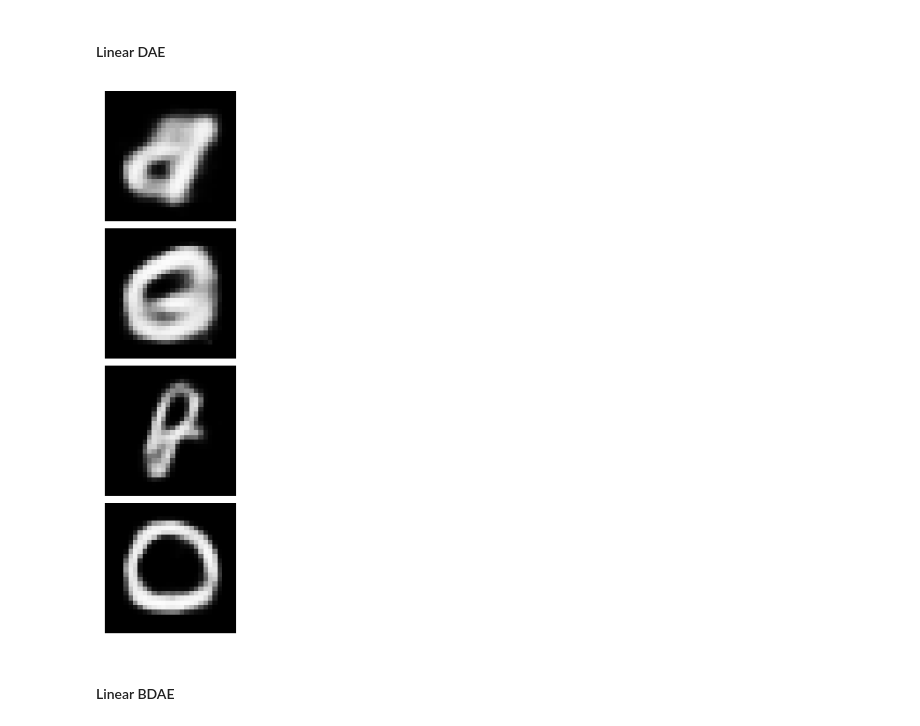
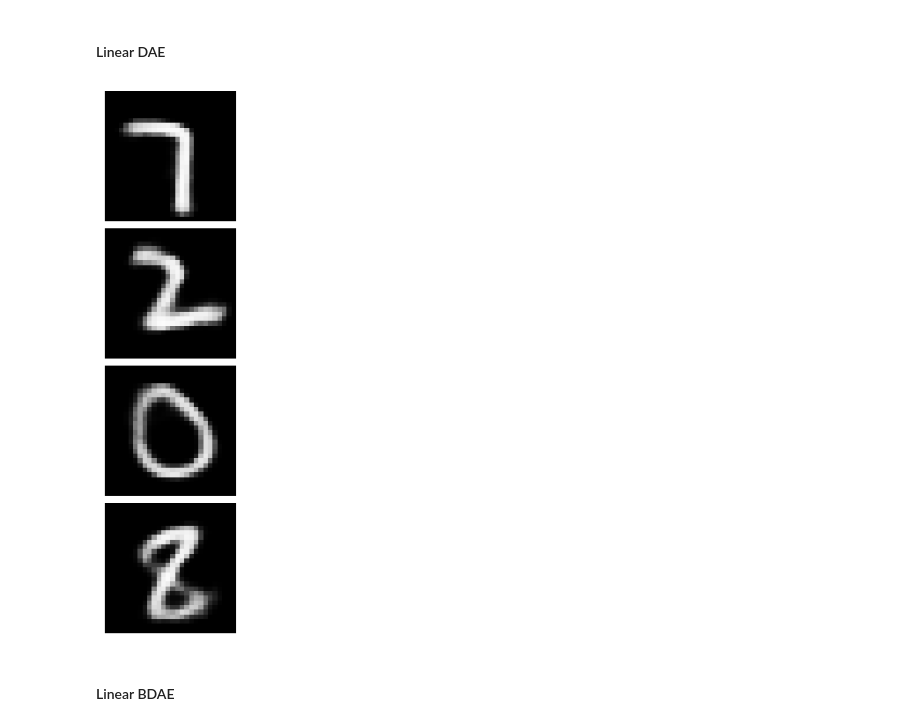
Before and after one commit to joshuarooijakkers/bayesian_denoising_autoencoder, a Jupyter notebook: plots_mnist.ipynb, the cells around one changed output. Cells and saved outputs as stored; diff of their text form; code cells hidden in the pictures.

```diff
--- a/plots_mnist.ipynb
+++ b/plots_mnist.ipynb
@@ -293,20 +472,6 @@ class ConvolutionalDAEMNIST(nn.Module):
 # %%
-def load_model(model_class, model_path, device='cpu'):
-    model = model_class()
-    checkpoint = torch.load(model_path, map_location=torch.device(device))
-
-    # Check if the checkpoint contains 'model_state_dict'
-    if 'model_state_dict' in checkpoint:
-        state_dict = checkpoint['model_state_dict']
-    else:
-        state_dict = checkpoint
-
-    model.load_state_dict(state_dict)
-    model.eval()  # Set to evaluation mode
-    return model
-
 # Paths to the saved models
-model_paths = {
+model_paths_mnist = {
     'linear_bdae_mnist': '/content/mnist_25_linear_bdae.pth',
     'linear_dae_mnist': '/content/mnist_25_linear_dae.pth',
     'convolutional_bdae_mnist': '/content/mnist_25_convolutional_bdae2.pth',
@@ -314,10 +479,10 @@ model_paths = {
 }
 
 # Dictionary to hold the loaded models
-loaded_models = {}
+loaded_models_mnist = {}
 
 # Load each model
-loaded_models['linear_bdae_mnist'] = load_model(LinearBDAEMNIST, model_paths['linear_bdae_mnist'], device)
-loaded_models['linear_dae_mnist'] = load_model(LinearDAEMNIST, model_paths['linear_bdae_mnist'], device)
-loaded_models['convolutional_bdae_mnist'] = load_model(ConvolutionalBDAEMNIST, model_paths['convolutional_bdae_mnist'], device)
-loaded_models['convolutional_dae_mnist'] = load_model(ConvolutionalDAEMNIST, model_paths['convolutional_dae_mnist'], device)
+loaded_models_mnist['linear_bdae_mnist'] = load_model(LinearBDAEMNIST, model_paths_mnist['linear_bdae_mnist'], device)
+loaded_models_mnist['linear_dae_mnist'] = load_model(LinearDAEMNIST, model_paths_mnist['linear_bdae_mnist'], device)
+loaded_models_mnist['convolutional_bdae_mnist'] = load_model(ConvolutionalBDAEMNIST, model_paths_mnist['convolutional_bdae_mnist'], device)
+loaded_models_mnist['convolutional_dae_mnist'] = load_model(ConvolutionalDAEMNIST, model_paths_mnist['convolutional_dae_mnist'], device)
@@ -475,7 +656,7 @@ def plot_images(images, num_images=4, space=0.05, cmap='gray', vmax=None):
 
 # Initialize images
 # Get a different set of 8 images and their labels from the test dataset
-start_index = 15  # Change this to select a different starting point
+start_index = 370  # Change this to select a different starting point
 mnist_images, _ = zip(*[(test_data_mnist[i][0], test_data_mnist[i][1]) for i in range(start_index, start_index + 64)])
 
 # Plot the images
@@ -485,7 +666,7 @@ plot_images(mnist_images, space=0.05, vmax=1)
 # %% [markdown]
 #### Noisy images
 # %%
-torch_images_mnist = torch.stack(images)
+torch_images_mnist = torch.stack(mnist_images)
 
 noisy_images_mnist = add_gaussian_noise(torch_images_mnist, 0.5)
 plot_images(noisy_images_mnist, space=0.05, vmax=1)
@@ -498,13 +679,13 @@ plot_images(noisy_images_mnist, space=0.05, vmax=1)
 # %%
 noisy_images_flattened_mnist = noisy_images_mnist.view(noisy_images_mnist.size(0), -1).to(device)
 
 # bayesian_linear_model.eval()
 with torch.no_grad():
-    _, predictions_mean_mnist, predictions_var_mnist = loaded_models['linear_dae_mnist'].sample_predict(noisy_images_flattened_mnist, 50)
+    _, predictions_mean_mnist, predictions_var_mnist = loaded_models_mnist['linear_dae_mnist'].sample_predict(noisy_images_flattened_mnist, 50)
 
 plot_images(predictions_mean_mnist.view(-1,28,28).cpu(), space=0.05, vmax=1)
 # %% [output]
-[figure, old version]
+[figure, new version]
 # %% [markdown]
 #### Linear BDAE
 # %%
```
Also changed, not shown: parts of 58 cells of this notebook.
